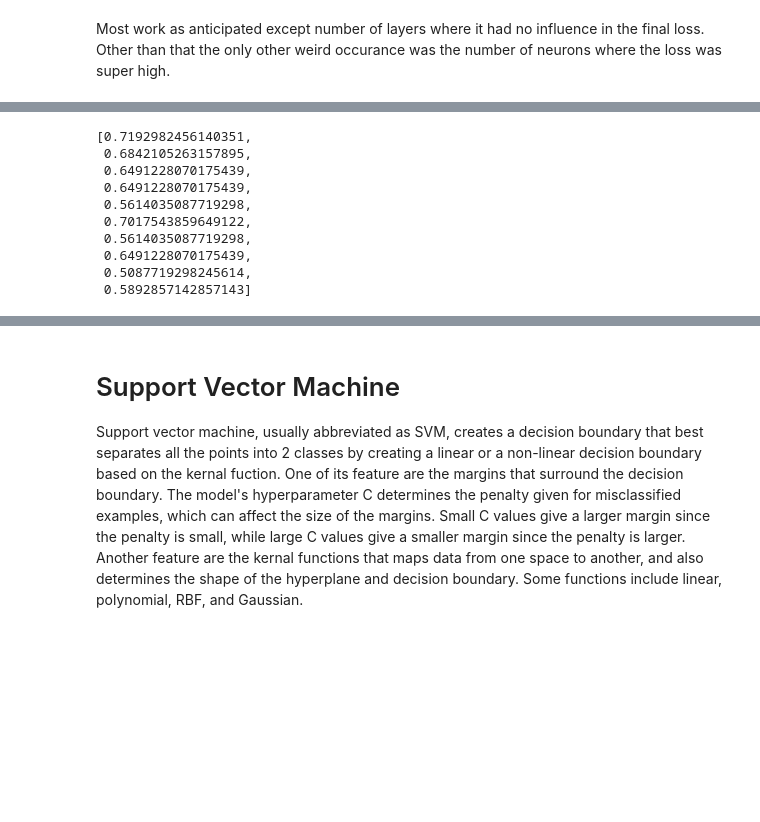
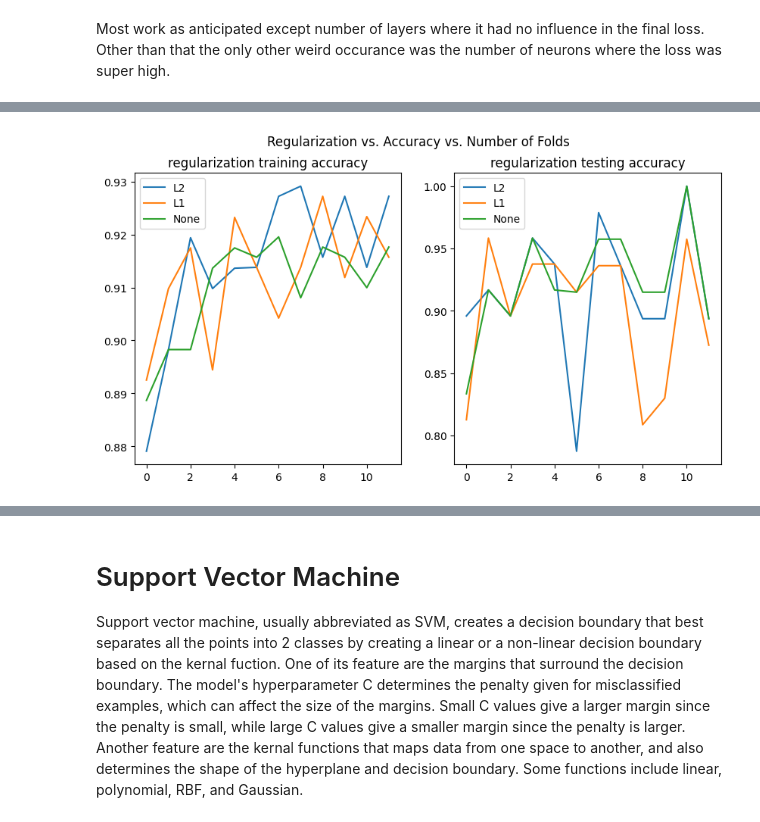
Before and after one commit to AR615598/Classifying_Cancer_Cells, a Jupyter notebook: cancer_cell_classification.ipynb, the cells around one changed output, grey strips where cells are left out. Drawn from its saved outputs; the diff is of its cells as text; code cells hidden in the pictures; blank space fills up the shorter version.

```diff
--- a/cancer_cell_classification.ipynb
+++ b/cancer_cell_classification.ipynb
@@ -885,12 +883,10 @@ from sklearn.model_selection import cross_val_score
 # %%
-
-
 # Builds the model layer by layer
 model = tf.keras.Sequential([
-    tf.keras.layers.Dense(10, activation='relu'),
-    tf.keras.layers.Dense(10, activation='relu'),
-    tf.keras.layers.Dense(1, activation='sigmoid')
-])
+  tf.keras.layers.Dense(9, activation='relu',kernel_regularizer=l1(0.01)),
+  Dropout(0.2),
+  tf.keras.layers.Dense(9, activation='relu',kernel_regularizer=l1(0.01)),
+  tf.keras.layers.Dense(1, activation='sigmoid')])
 # Compiles the model
 model.compile(optimizer='adam', loss='binary_crossentropy', metrics=['accuracy'])
 # %%
@@ -1145,13 +1177,23 @@ for train_index, test_index in kf.split(X):
-# %%
-scores
-# %% [output]
-[0.7192982456140351,
- 0.6842105263157895,
- 0.6491228070175439,
- 0.6491228070175439,
- 0.5614035087719298,
- 0.7017543859649122,
- 0.5614035087719298,
- 0.6491228070175439,
- 0.5087719298245614,
- 0.5892857142857143]
+# %%
+fig, axs = plt.subplots(nrows=1, ncols=2, figsize=(10,5))
+
+axs[0].plot([x[-1] for x in train_loss_1])
+axs[0].plot([x[-1] for x in train_loss_2])
+axs[0].plot([x[-1] for x in train_loss_3])
+axs[0].set_title('regularization training accuracy')
+axs[0].legend(['L2', 'L1','None'])
+
+
+axs[1].plot(scores1)
+axs[1].plot(scores2)
+axs[1].plot(scores3)
+axs[1].set_title('regularization testing accuracy')
+axs[1].legend(['L2', 'L1','None'])
+
+
+
+
+fig.suptitle('Regularization vs. Accuracy vs. Number of Folds')
+plt.show()
+# %% [output]
+[figure, added]
```
Also changed, not shown: parts of 18 cells of this notebook.
